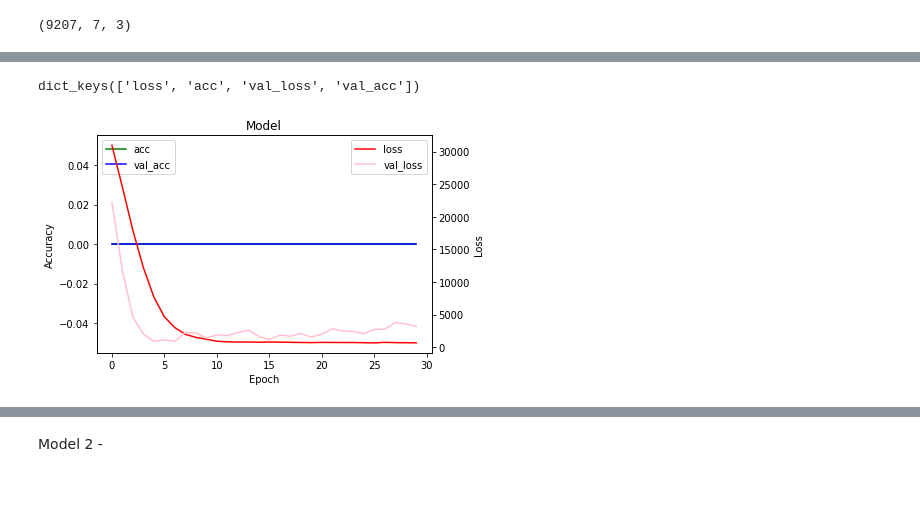
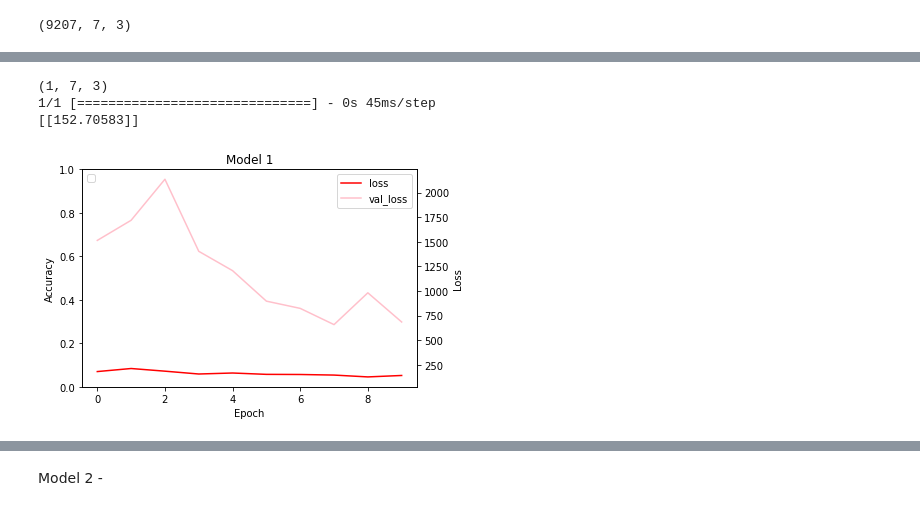
Before and after one commit to hongming-wong/Equities_Price_Prediction_XAI, a Jupyter notebook: Models/LSTM_v3.ipynb, the cells around one changed output, grey strips where cells are left out. Drawn from its saved outputs; the diff is of its cells as text; code cells hidden in the pictures.

```diff
--- a/Models/LSTM_v3.ipynb
+++ b/Models/LSTM_v3.ipynb
@@ -146,8 +390,8 @@ KeyboardInterrupt:
 # %%
 df = apple.data[['date', 'close', '3 Month Treasury Yield', 'WTI Crude Oil Prices']]
 X, y_raw, y_label = split(df, 7)
-train_X = np.array(X)
-train_X = train_X.astype('float32')
-train_X.shape
+train_X_1 = np.array(X)
+train_X_1 = train_X_1.astype('float32')
+train_X_1.shape
 # %% [output]
 (9207, 7, 3)
@@ -186,0 +398,8 @@ Epoch 30/30
+# %%
+model_1 = keras.Sequential()
+model_1.add(LSTM(20, return_sequences=True, input_shape=(7, 3)))
+model_1.add(Dropout(0.2))
+model_1.add(LSTM(10, return_sequences=False, input_shape=(7, 3)))
+model_1.add(Dense(25))
+model_1.add(Dense(1))
+model_1.summary()
@@ -186,0 +426,4 @@ Epoch 30/30
+# %%
+model_1.compile(optimizer='adam', loss='mean_squared_error')
+# %%
+model_1_history = model_1.fit(train_X_1, train_y_raw, batch_size= 32, epochs=10, validation_split=0.2)
@@ -187,5 +451,12 @@ Epoch 30/30
+# %%
+s = np.array([train_X_1[9000], ])
+print(s.shape)
+print(model_1.predict(s))
+# %% [output]
+(1, 7, 3)
+1/1 [==============================] - 0s 45ms/step
+[[152.70583]]
 # %%
-lstm_utils.plot_history(history, "Model")
+lstm_utils.plot_history(model_1_history, "Model 1")
 # %% [output]
-dict_keys(['loss', 'acc', 'val_loss', 'val_acc'])
-[figure, old version]
+[figure, new version]
```
Also changed, not shown: parts of 46 cells of this notebook.
